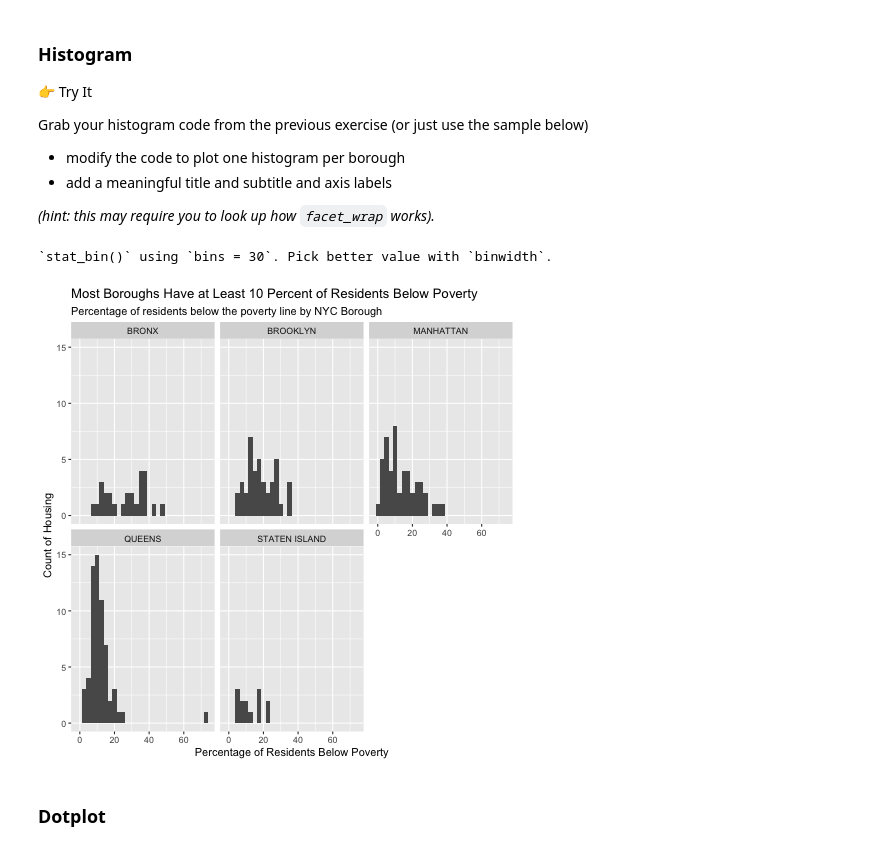
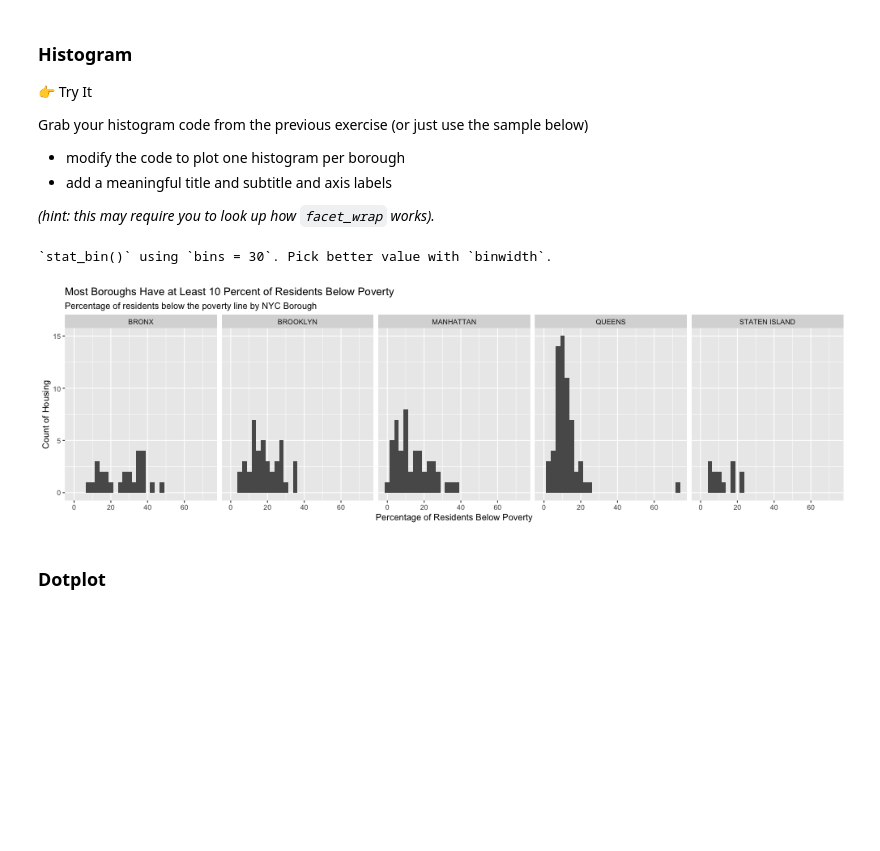
Before and after one commit to data4news/ggplot-intro-yatingw24, a Jupyter notebook: notebook-2.ipynb, the cells around one changed output. Cells and saved outputs as stored; diff of their text form; code cells hidden in the pictures; blank space fills up the shorter version.

```diff
--- a/notebook-2.ipynb
+++ b/notebook-2.ipynb
@@ -105,20 +105,20 @@ Grab your histogram code from the previous exercise (or just use the sample belo
 
 _(hint: this may require you to look up how `facet_wrap` works)._
 # %%
-%%R
+%%R -w 1000 -h 300
 
 ggplot(df) +
     aes(x=pct_below_poverty) +
     geom_histogram() +
-    facet_wrap(~borough) +
+    facet_wrap(~borough, nrow=1) +
     labs(
         x = 'Percentage of Residents Below Poverty',
         y = 'Count of Housing',
         title = 'Most Boroughs Have at Least 10 Percent of Residents Below Poverty',
         subtitle = 'Percentage of residents below the poverty line by NYC Borough')
 # %% [output]
 `stat_bin()` using `bins = 30`. Pick better value with `binwidth`.
-[figure, old version]
+[figure, new version]
 # %% [markdown]
 ### Dotplot
 # %% [markdown]
```
Also changed, not shown: parts of 2 cells of this notebook.
